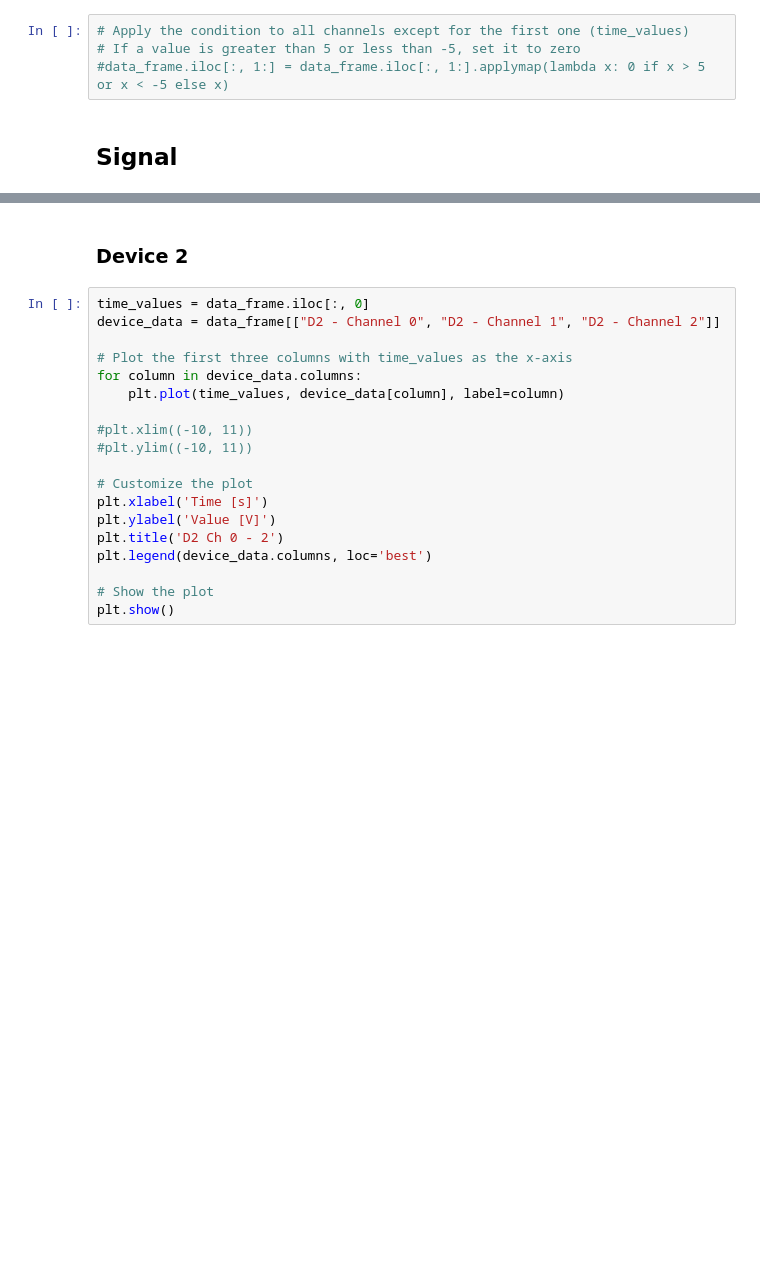
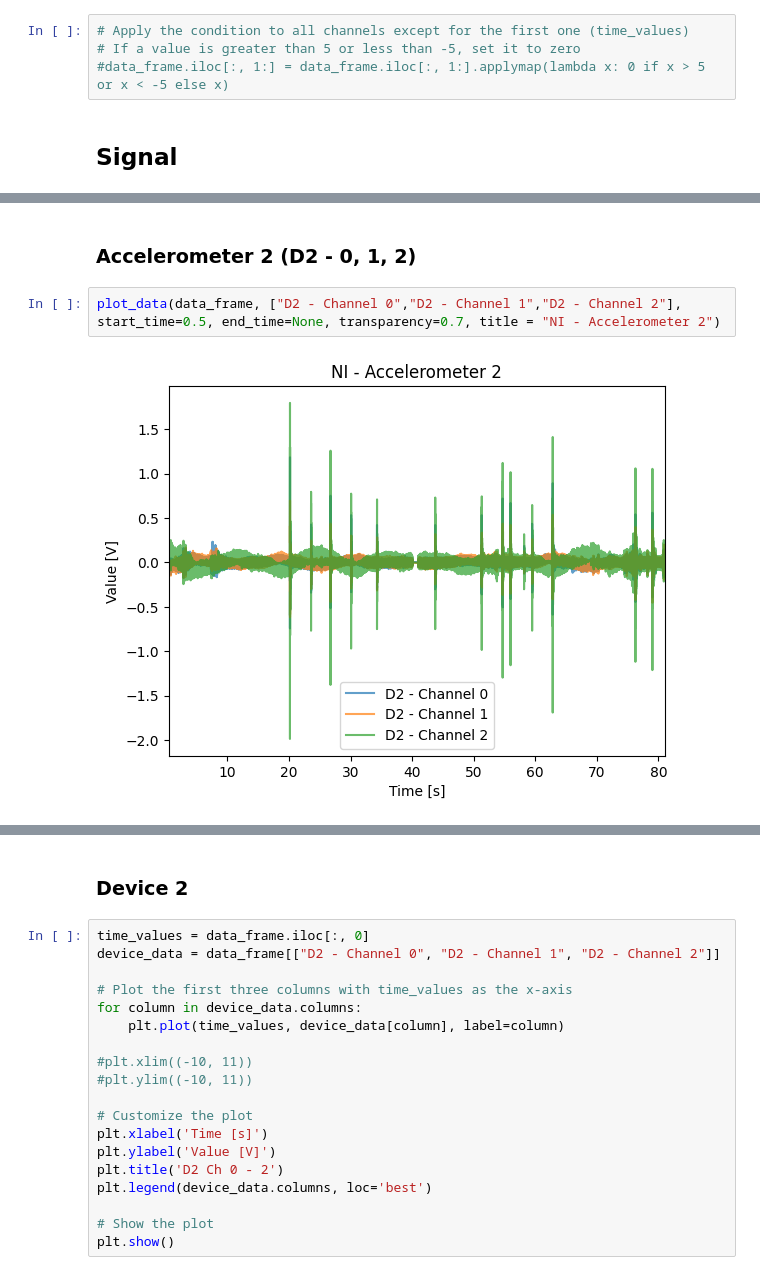
Before and after one commit to josmarcristello/Field-Test-Ferrier-2023, a Jupyter notebook: data processing/validate_NI_data_station_1.ipynb, the cells around one changed output, grey strips where cells are left out. Drawn from its saved outputs; the diff is of its cells as text; blank space fills up the shorter version.

```diff
--- a/data processing/validate_NI_data_station_1.ipynb
+++ b/data processing/validate_NI_data_station_1.ipynb
@@ -221,0 +171,6 @@ plt.show()
+# %% [markdown]
+### Accelerometer 2 (D2 - 0, 1, 2)
+# %%
+plot_data(data_frame, ["D2 - Channel 0","D2 - Channel 1","D2 - Channel 2"], start_time=0.5, end_time=None, transparency=0.7, title = "NI - Accelerometer 2")
+# %% [output]
+[figure, added]
```
Also changed, not shown: parts of 22 cells of this notebook, 4 other files.
